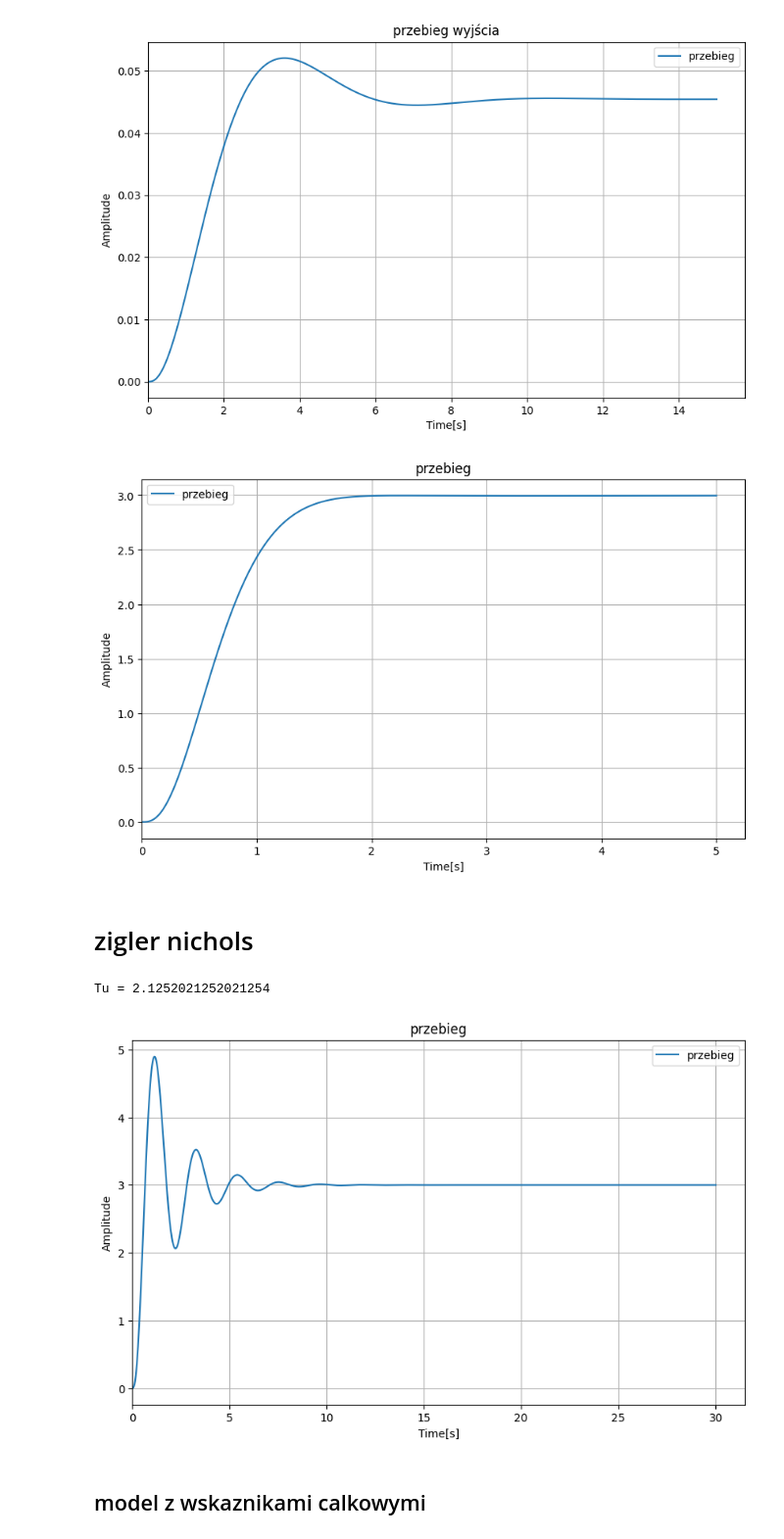
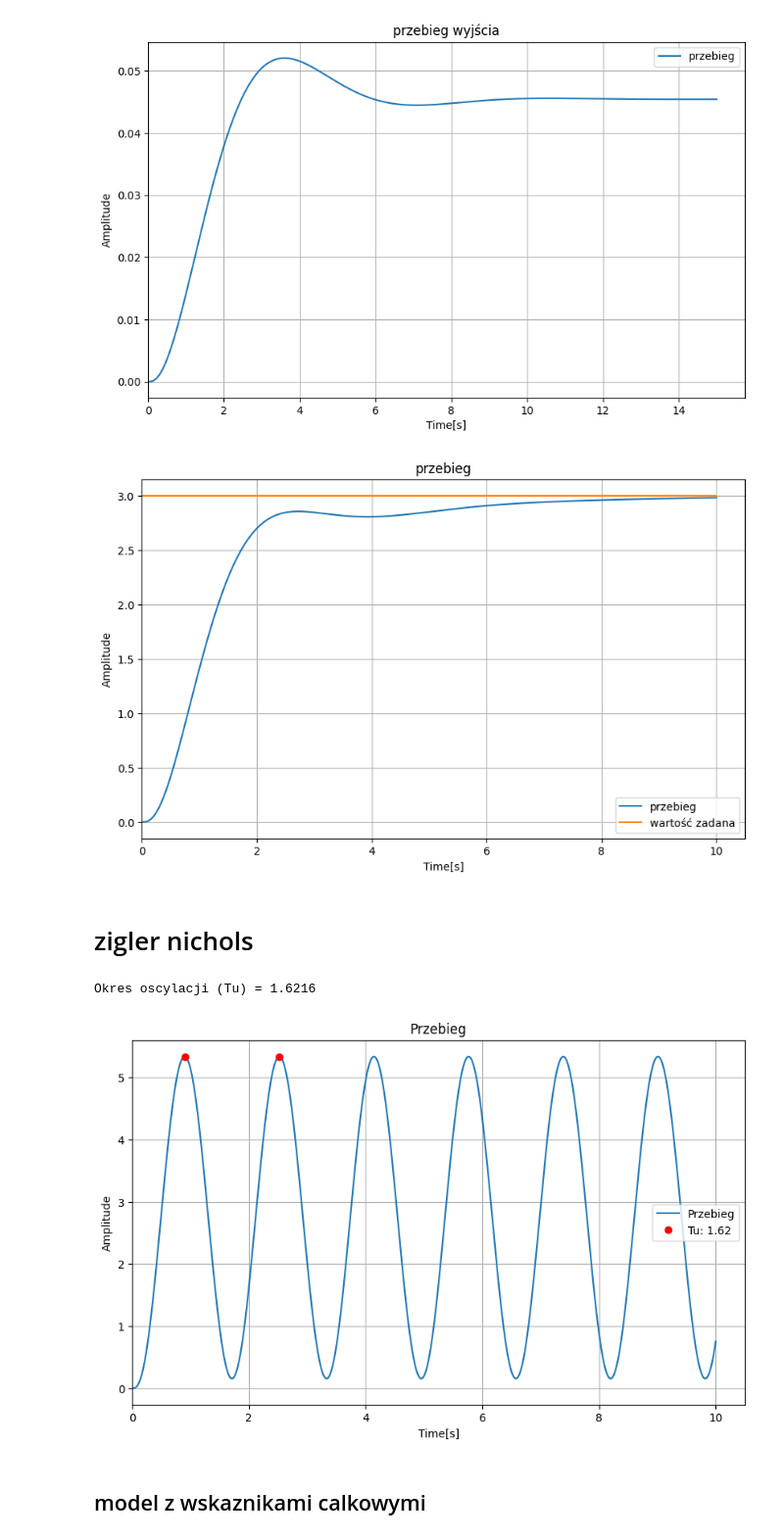
Before and after one commit to Piotr-Bednarek/ZadaniaSem5Laby, a Jupyter notebook: uso/lab6.ipynb, the cells around one changed output. Shown at 98% size. Drawn from its saved outputs; the diff is of its cells as text; code cells hidden in the pictures.

```diff
--- a/uso/lab6.ipynb
+++ b/uso/lab6.ipynb
@@ -72,47 +72,65 @@ def model_with_pid(x, t, kp, ki, kd, yd):
     return [dx_plant[0], dx_plant[1], dx_plant[2], d_integral_e]
 
 # Parametry regulatora PID
-kp = 30
-ki = 10
-kd = 15
+kp = 10 #30 te fajne
+ki = 5 #10
+kd = 5 #15
 yd = 3  # wartość zadana
 
 x0 = np.array([0, 0, 0, 0])
 
-t = np.linspace(0, 5, 1000)
+t = np.linspace(0, 10, 1000)
+wartosc_zad = np.ones(1000)*3
 
 x1 = odeint(model_with_pid, x0, t, args=(kp, ki, kd, yd))
 
 y = x1[:, 1]
 
-plot_sets('przebieg',[t,y,'przebieg'])
+plot_sets('przebieg',[t,y,'przebieg'],[t,wartosc_zad,'wartość zadana'])
 # %% [output]
-[figure, old version]
+[figure, new version]
 # %% [markdown]
 # zigler nichols
 # %%
 # Parametry regulatora PID
-kp = 45     # ku =75 kp=0.6ku=45
-ki = 56.6      # Tu approx 2,12 ki=1.2kuTu^-1=
-kd = 9        # kd =0.075kuTu=9
+kp = 75.5   # ku =75 kp=0.6ku=45
+ki = 0      # Tu approx 2,12 ki=1.2kuTu^-1=
+kd = 0      # kd =0.075kuTu=9
 yd = 3  # wartość zadana
 
 x0 = np.array([0, 0, 0, 0])
 
-t = np.linspace(0, 30, 1000)
+t = np.linspace(0, 10, 1000)
 
 x1 = odeint(model_with_pid, x0, t, args=(kp, ki, kd, yd))
 
 y = x1[:, 1]
 
+def plot_sets(name, *data_sets):
+    plt.figure(figsize=(10, 6))
+    plt.title(name)
+    for ds in data_sets:
+        t, x, title = ds[:3]
+        style = ds[3] if len(ds) > 3 else '-'
+        plt.plot(t, x, style, label=title)
+    plt.xlabel("Time[s]")
+    plt.ylabel("Amplitude")
+    plt.legend()
+    plt.grid(True)
+    plt.xlim(left=0)
+    plt.show()
+
 peaks, _ = find_peaks(y)
-Tu = np.mean(np.diff(t[peaks]))
-print("Tu =", Tu)
+if len(peaks) > 1:
+    Tu = np.mean(np.diff(t[peaks]))
+    print(f"Okres oscylacji (Tu) = {Tu:.4f}")
+else:
+    print("Zbyt mało pików, aby obliczyć okres. Zwiększ czas symulacji lub wzmocnienie.")
 
-plot_sets('przebieg',[t,y,'przebieg'])
+plot_sets('Przebieg', [t, y, 'ku=75.5'], [t[peaks[:2]], y[peaks[:2]], f'Tu: {Tu:.2f}', 'ro'])
 # %% [output]
-Tu = 2.1252021252021254
+Okres oscylacji (Tu) = 1.6216
-[figure, old version]
+[figure, new version]
 # %% [markdown]
 ## model z wskaznikami calkowymi
 # %%
```
Also changed, not shown: parts of 1 cell of this notebook, 7 other files.
